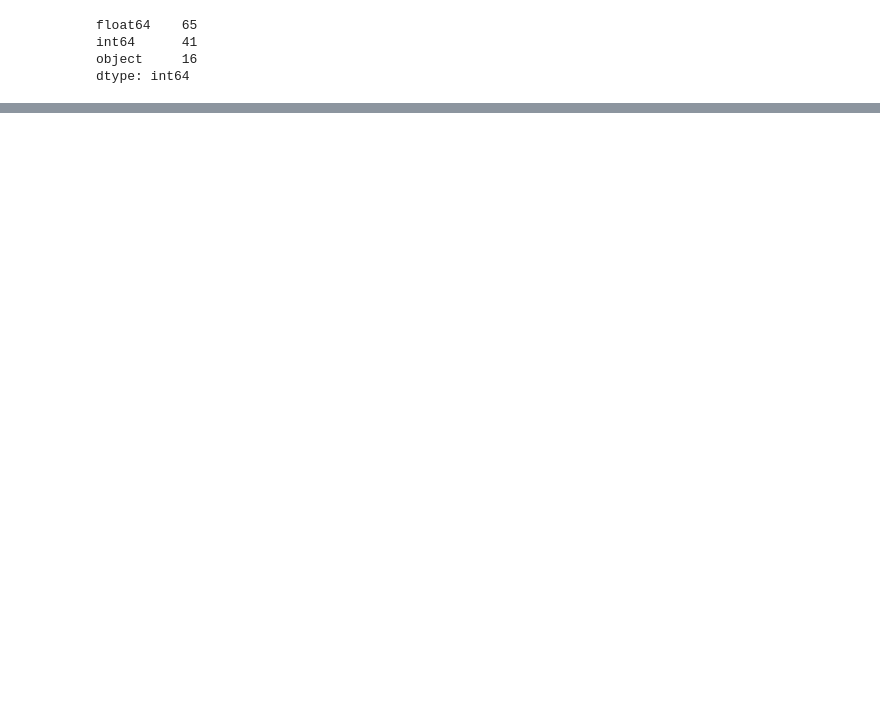
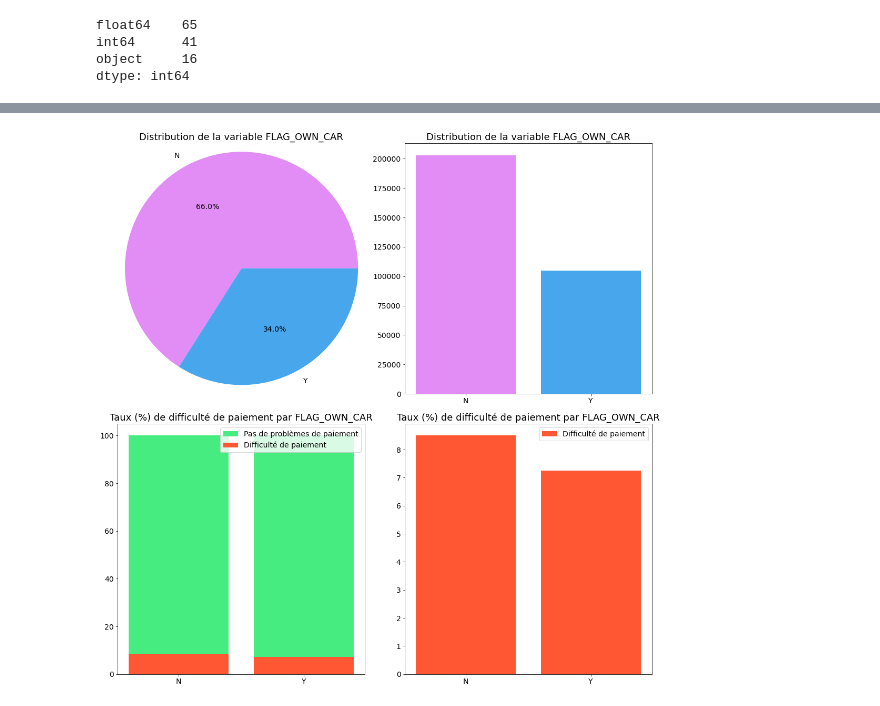
Before and after one commit to alexprvt/Projet7, a Jupyter notebook: P7_Exploration_Modelisation.ipynb, the cells around one changed output, grey strips where cells are left out. Saved outputs shown, nothing was run; the diff lists cells and outputs as text; code cells hidden in the pictures; blank space fills up the shorter version.

```diff
--- a/P7_Exploration_Modelisation.ipynb
+++ b/P7_Exploration_Modelisation.ipynb
@@ -631,0 +299,4 @@ submit.to_csv('log_reg_baseline.csv', index = False)
+# %%
+categ_var_plots(app_train, 'FLAG_OWN_CAR')
+# %% [output]
+[figure, added]
```
Also changed, not shown: parts of 118 cells of this notebook.
